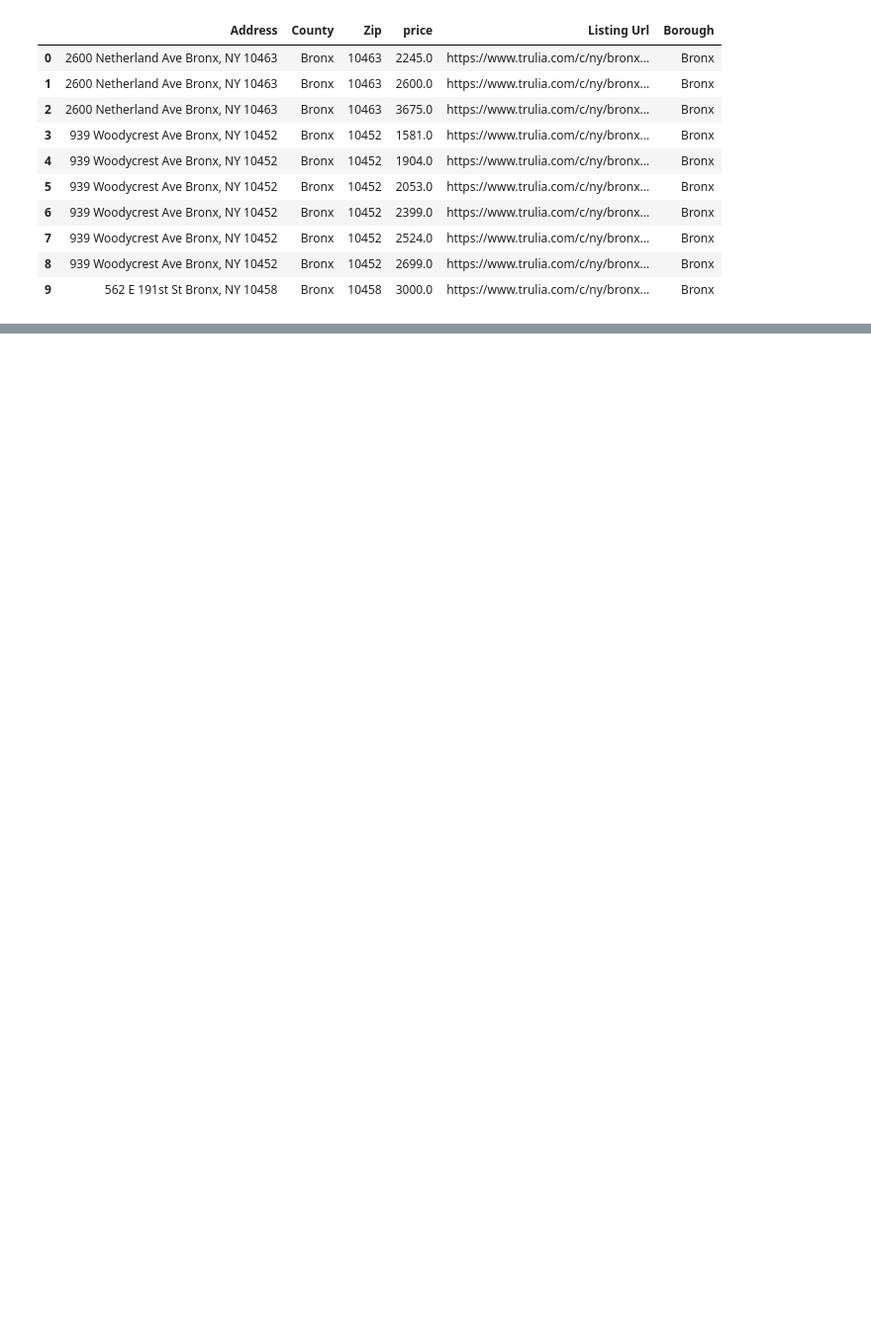
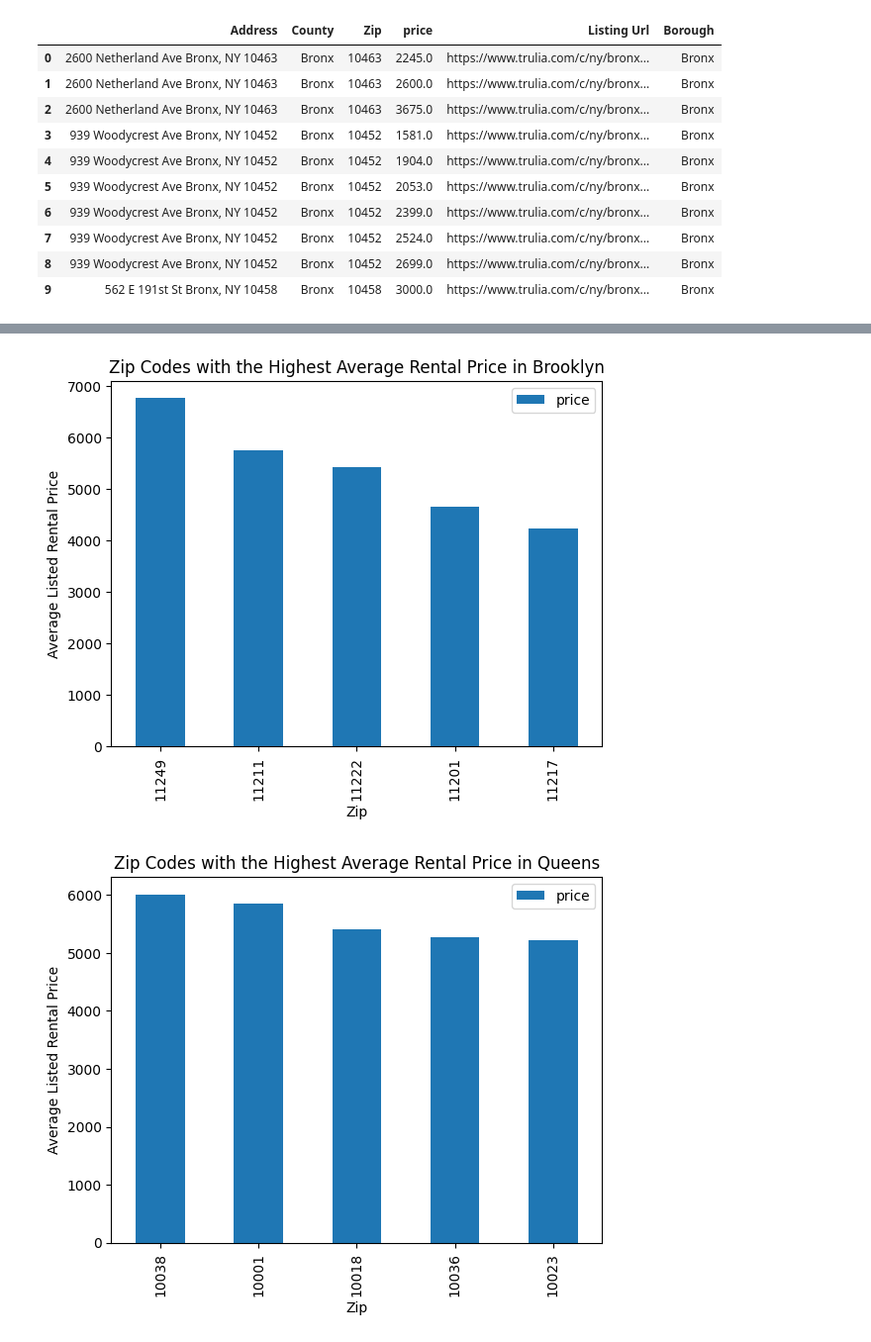
Before and after one commit to hpuma/Airbnb_Rental_Project, a Jupyter notebook: vis/Trulia Visualizations.ipynb, the cells around one changed output, grey strips where cells are left out. Shown at 99% size. Drawn from its saved outputs; the diff is of its cells as text; code cells hidden in the pictures; blank space fills up the shorter version.

```diff
--- a/vis/Trulia Visualizations.ipynb
+++ b/vis/Trulia Visualizations.ipynb
@@ -61,0 +70,16 @@ plot
+# %%
+# Average rent price per zip code per borough
+
+brooklyn = df.groupby(["Borough"]).get_group("Brooklyn").groupby(["Zip"]).mean(numeric_only = True).sort_values(by="price", ascending=False).head(5)
+manhattan = df.groupby(["Borough"]).get_group("New York").groupby(["Zip"]).mean(numeric_only = True).sort_values(by="price", ascending=False).head(5)
+queens = df.groupby(["Borough"]).get_group("Queens").groupby(["Zip"]).mean(numeric_only = True).sort_values(by="price", ascending=False).head(5)
+staten_island = df.groupby(["Borough"]).get_group("Staten Island").groupby(["Zip"]).mean(numeric_only = True).sort_values(by="price", ascending=False).head(5)
+bronx = df.groupby(["Borough"]).get_group("Bronx").groupby(["Zip"]).mean(numeric_only = True).sort_values(by="price", ascending=False).head(5)
+
+boros = [(brooklyn, "Brooklyn"), (queens, "Queens"), (staten_island, "Staten Island"), (bronx, "Bronx"), (manhattan, "Manhattan")]
+
+for b, b_title in boros:
+    b.plot(kind = "bar", title = "Zip Codes with the Highest Average Rental Price in "+ b_title, ylabel = "Average Listed Rental Price",)
+# %% [output]
+[figure, added]
+[figure, added]
```
Also changed, not shown: parts of 13 cells of this notebook, 1 other file.
